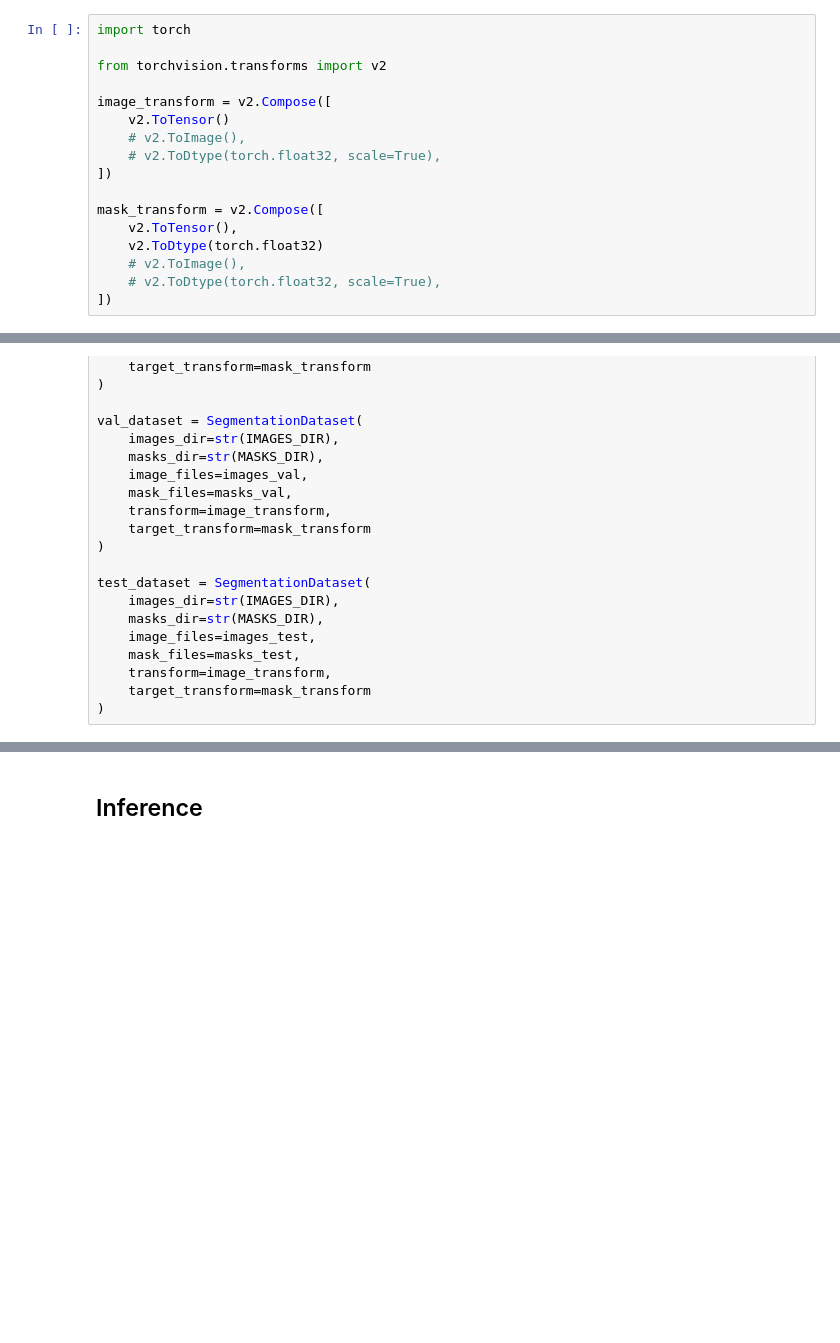
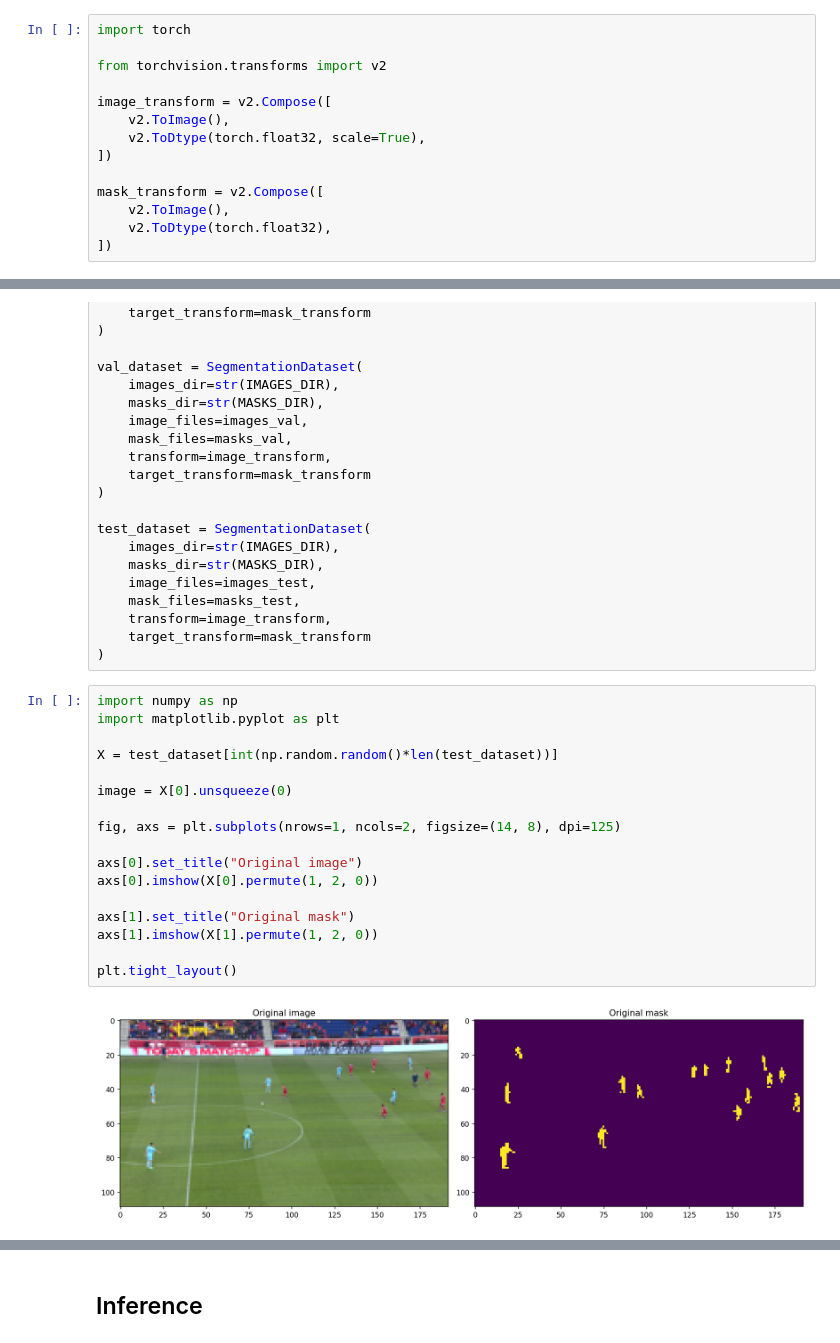
Before and after one commit to facupalavecino/torch-lightning-playground, a Jupyter notebook: notebooks/baseline-model.ipynb, the cells around one changed output, grey strips where cells are left out. Saved outputs shown, nothing was run; the diff lists cells and outputs as text; blank space fills up the shorter version.

```diff
--- a/notebooks/baseline-model.ipynb
+++ b/notebooks/baseline-model.ipynb
@@ -37,16 +39,13 @@ import torch
 from torchvision.transforms import v2
 
 image_transform = v2.Compose([
-    v2.ToTensor()
-    # v2.ToImage(),
-    # v2.ToDtype(torch.float32, scale=True),
+    v2.ToImage(),
+    v2.ToDtype(torch.float32, scale=True),
 ])
 
 mask_transform = v2.Compose([
-    v2.ToTensor(),
-    v2.ToDtype(torch.float32)
-    # v2.ToImage(),
-    # v2.ToDtype(torch.float32, scale=True),
+    v2.ToImage(),
+    v2.ToDtype(torch.float32),
 ])
 # %%
 from recognizer.datasets import SegmentationDataset
@@ -77,6 +76,25 @@ test_dataset = SegmentationDataset(
     transform=image_transform,
     target_transform=mask_transform
 )
+# %%
+import numpy as np
+import matplotlib.pyplot as plt
+
+X = test_dataset[int(np.random.random()*len(test_dataset))]
+
+image = X[0].unsqueeze(0)
+
+fig, axs = plt.subplots(nrows=1, ncols=2, figsize=(14, 8), dpi=125)
+
+axs[0].set_title("Original image")
+axs[0].imshow(X[0].permute(1, 2, 0))
+
+axs[1].set_title("Original mask")
+axs[1].imshow(X[1].permute(1, 2, 0))
+
+plt.tight_layout()
+# %% [output]
+[figure, added]
 # %%
 from torch.utils.data import DataLoader
 
```
Also changed, not shown: parts of 19 cells of this notebook, 5 other files.
